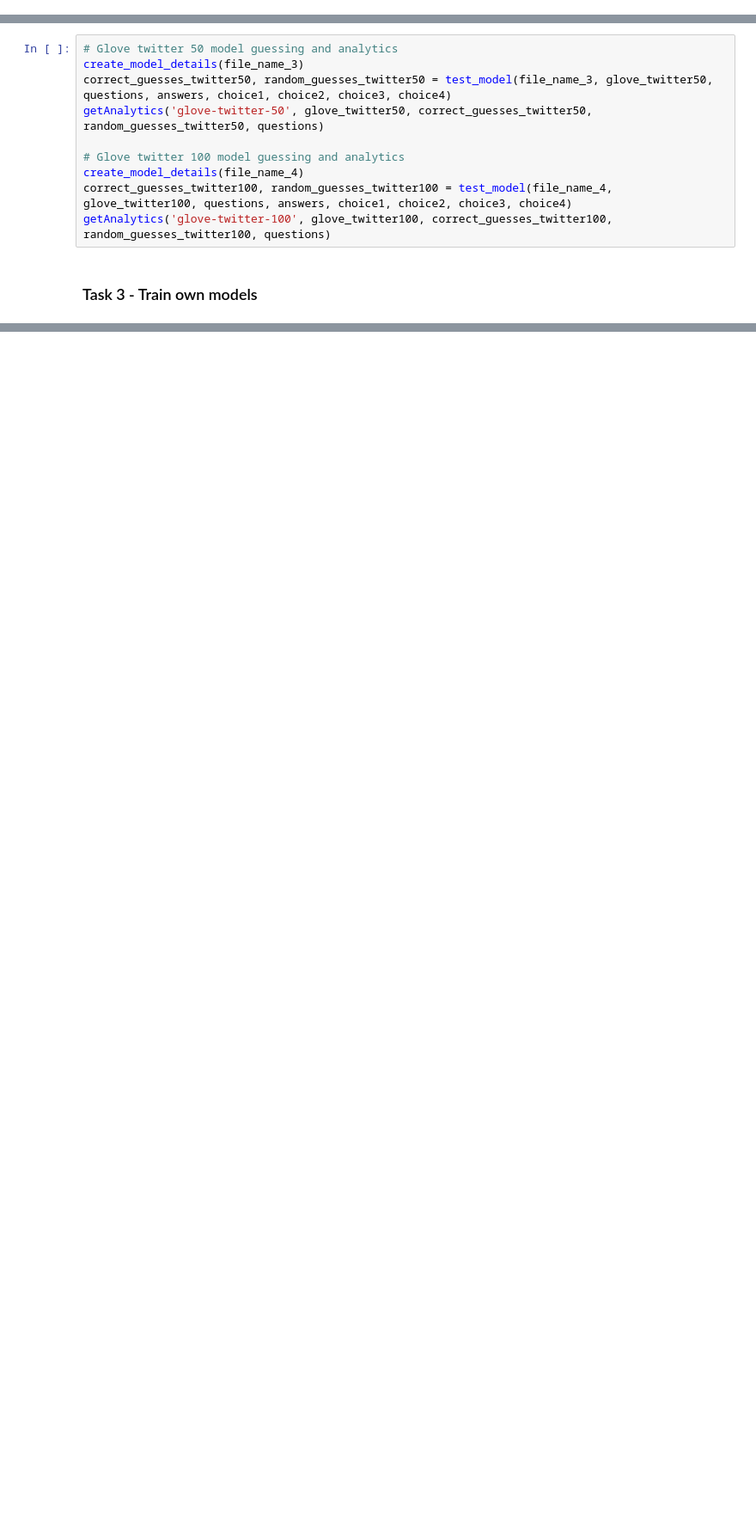
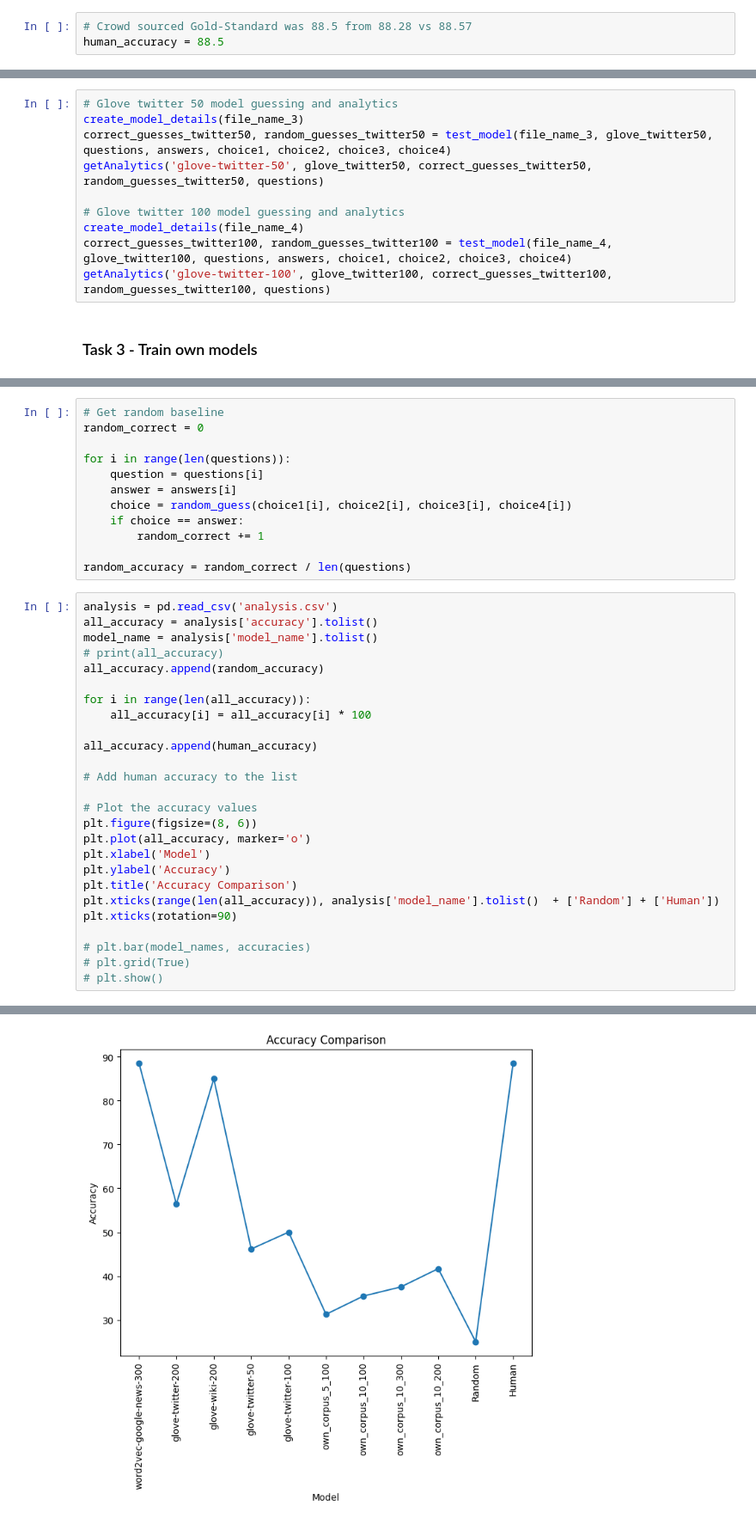
Before and after one commit to georgia1515/RoboBrains472, a Jupyter notebook: Word2Vec/word2vec.ipynb, the cells around one changed output, grey strips where cells are left out. Shown at 86% size. Drawn from its saved outputs; the diff is of its cells as text; blank space fills up the shorter version.

Commit message:
all accuracies

```diff
--- a/Word2Vec/word2vec.ipynb
+++ b/Word2Vec/word2vec.ipynb
@@ -116,3 +111,6 @@ human_answer = pd.read_csv('COMP-472-per-annotator.csv', encoding='ISO-8859-1')
+# %%
+# Crowd sourced Gold-Standard was 88.5 from 88.28 vs 88.57
+human_accuracy = 88.5
 # %% [markdown]
 #### 1. Guessing
 # %%
@@ -234,0 +231,39 @@ getAnalytics('own_corpus_10_200', model_10_200.wv, correct_guesses_10_200, rando
+# %%
+# Get random baseline
+random_correct = 0
+
+for i in range(len(questions)):
+    question = questions[i]
+    answer = answers[i]
+    choice = random_guess(choice1[i], choice2[i], choice3[i], choice4[i])
+    if choice == answer:
+        random_correct += 1
+
+random_accuracy = random_correct / len(questions)
+# %%
+analysis = pd.read_csv('analysis.csv')
+all_accuracy = analysis['accuracy'].tolist()
+model_name = analysis['model_name'].tolist()
+# print(all_accuracy)
+all_accuracy.append(random_accuracy)
+
+for i in range(len(all_accuracy)):
+    all_accuracy[i] = all_accuracy[i] * 100
+
+all_accuracy.append(human_accuracy)
+
+# Add human accuracy to the list
+
+# Plot the accuracy values
+plt.figure(figsize=(8, 6))
+plt.plot(all_accuracy, marker='o')
+plt.xlabel('Model')
+plt.ylabel('Accuracy')
+plt.title('Accuracy Comparison')
+plt.xticks(range(len(all_accuracy)), analysis['model_name'].tolist()  + ['Random'] + ['Human'])
+plt.xticks(rotation=90)
+
+# plt.bar(model_names, accuracies)
+# plt.grid(True)
+# plt.show()
+# %% [output]
@@ -234,0 +282 @@ getAnalytics('own_corpus_10_200', model_10_200.wv, correct_guesses_10_200, rando
+[figure, added]
```
Also changed, not shown: parts of 8 cells of this notebook.
